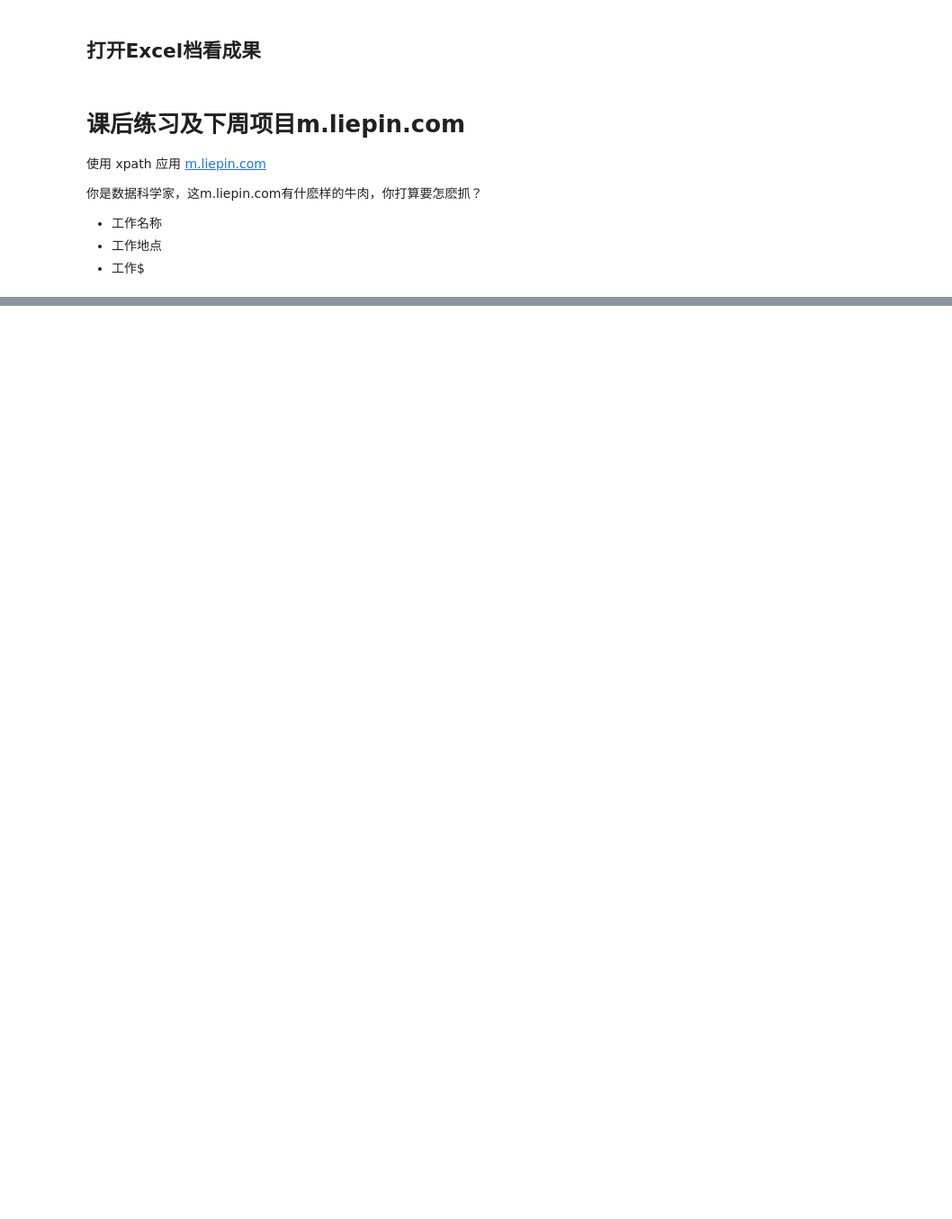
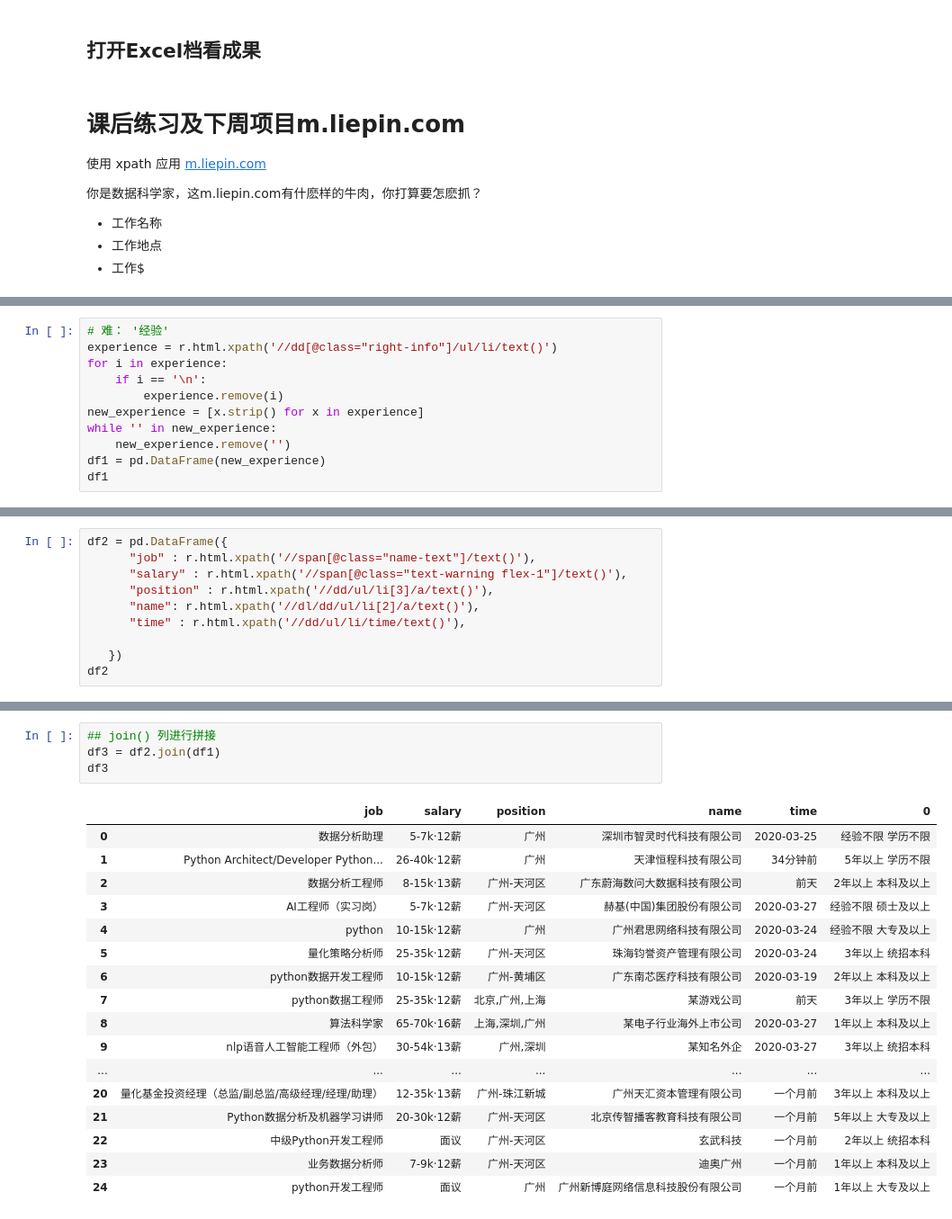
Before and after one commit to yebail-ss/20_spring_Web_ming, a Jupyter notebook: 20春_Web数据挖掘_week02_181012121.ipynb, the cells around one changed output, grey strips where cells are left out. Shown at 90% size. Drawn from its saved outputs; the diff is of its cells as text; blank space fills up the shorter version.

```diff
--- a/20春_Web数据挖掘_week02_181012121.ipynb
+++ b/20春_Web数据挖掘_week02_181012121.ipynb
@@ -567,0 +687,11 @@ with open ("20春_Web数据挖掘_week02_zhaopin_pandas.html", encoding = "utf8"
+# %%
+# 难： '经验'
+experience = r.html.xpath('//dd[@class="right-info"]/ul/li/text()')
+for i in experience:
+    if i == '\n':
+        experience.remove(i)
+new_experience = [x.strip() for x in experience]
+while '' in new_experience:
+    new_experience.remove('')
+df1 = pd.DataFrame(new_experience)
+df1
@@ -567,0 +716,10 @@ with open ("20春_Web数据挖掘_week02_zhaopin_pandas.html", encoding = "utf8"
+# %%
+df2 = pd.DataFrame({
+      "job" : r.html.xpath('//span[@class="name-text"]/text()'),
+      "salary" : r.html.xpath('//span[@class="text-warning flex-1"]/text()'),
+      "position" : r.html.xpath('//dd/ul/li[3]/a/text()'),
+      "name": r.html.xpath('//dl/dd/ul/li[2]/a/text()'),
+      "time" : r.html.xpath('//dd/ul/li/time/text()'),
+
+   })
+df2
@@ -567,0 +744,22 @@ with open ("20春_Web数据挖掘_week02_zhaopin_pandas.html", encoding = "utf8"
+# %%
+## join() 列进行拼接
+df3 = df2.join(df1)
+df3
+# %% [output]
+|  | job | salary | position | name | time | 0 |
+| 0 | 数据分析助理 | 5-7k·12薪 | 广州 | 深圳市智灵时代科技有限公司 | 2020-03-25 | 经验不限 学历不限 |
+| 1 | Python Architect/Developer Python... | 26-40k·12薪 | 广州 | 天津恒程科技有限公司 | 34分钟前 | 5年以上 学历不限 |
+| 2 | 数据分析工程师 | 8-15k·13薪 | 广州-天河区 | 广东蔚海数问大数据科技有限公司 | 前天 | 2年以上 本科及以上 |
+| 3 | AI工程师（实习岗） | 5-7k·12薪 | 广州-天河区 | 赫基(中国)集团股份有限公司 | 2020-03-27 | 经验不限 硕士及以上 |
+| 4 | python | 10-15k·12薪 | 广州 | 广州君思网络科技有限公司 | 2020-03-24 | 经验不限 大专及以上 |
+| 5 | 量化策略分析师 | 25-35k·12薪 | 广州-天河区 | 珠海钧誉资产管理有限公司 | 2020-03-24 | 3年以上 统招本科 |
+| 6 | python数据开发工程师 | 10-15k·12薪 | 广州-黄埔区 | 广东南芯医疗科技有限公司 | 2020-03-19 | 2年以上 本科及以上 |
+| 7 | python数据工程师 | 25-35k·12薪 | 北京,广州,上海 | 某游戏公司 | 前天 | 3年以上 学历不限 |
+| 8 | 算法科学家 | 65-70k·16薪 | 上海,深圳,广州 | 某电子行业海外上市公司 | 2020-03-27 | 1年以上 本科及以上 |
+| 9 | nlp语音人工智能工程师（外包） | 30-54k·13薪 | 广州,深圳 | 某知名外企 | 2020-03-27 | 3年以上 统招本科 |
+| ... | ... | ... | ... | ... | ... | ... |
+| 20 | 量化基金投资经理（总监/副总监/高级经理/经理/助理） | 12-35k·13薪 | 广州-珠江新城 | 广州天汇资本管理有限公司 | 一个月前 | 3年以上 本科及以上 |
+| 21 | Python数据分析及机器学习讲师 | 20-30k·12薪 | 广州-天河区 | 北京传智播客教育科技有限公司 | 一个月前 | 5年以上 大专及以上 |
+| 22 | 中级Python开发工程师 | 面议 | 广州-天河区 | 玄武科技 | 一个月前 | 2年以上 统招本科 |
+| 23 | 业务数据分析师 | 7-9k·12薪 | 广州-天河区 | 迪奥广州 | 一个月前 | 1年以上 本科及以上 |
+| 24 | python开发工程师 | 面议 | 广州 | 广州新博庭网络信息科技股份有限公司 | 一个月前 | 1年以上 大专及以上 |
```
Also changed, not shown: parts of 40 cells of this notebook, 4 other files.
